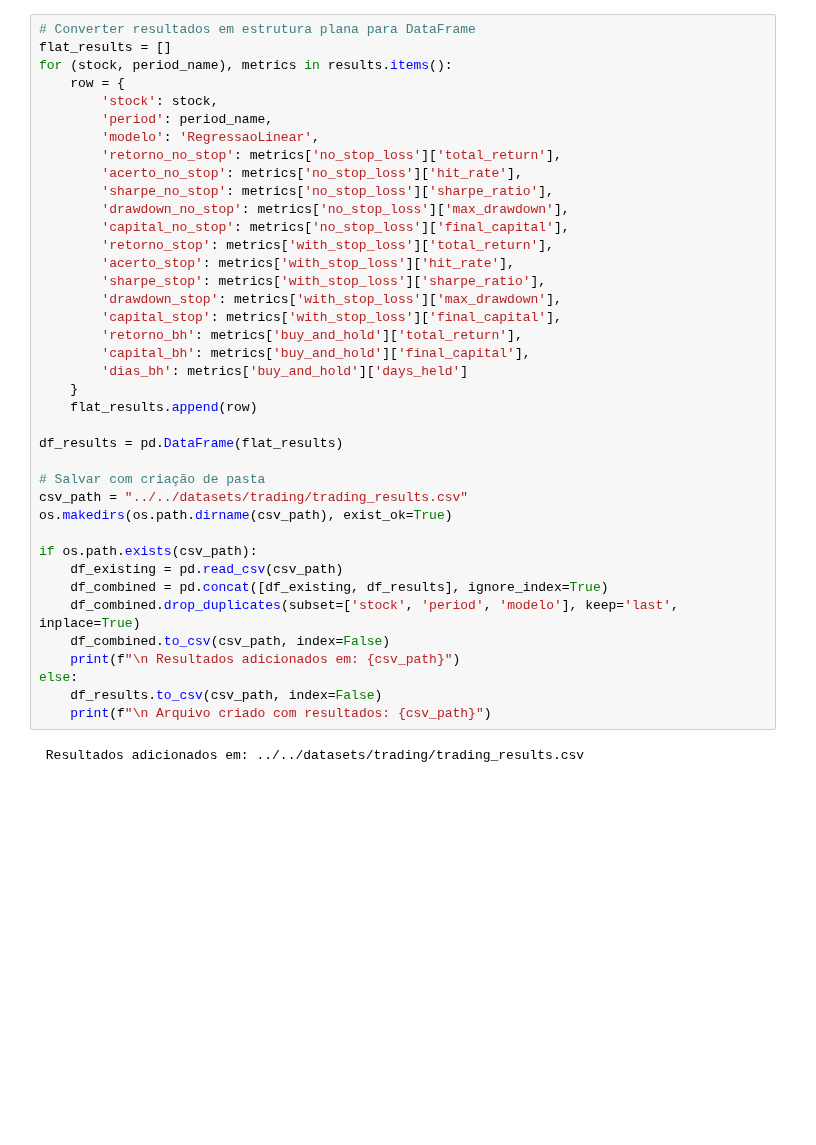
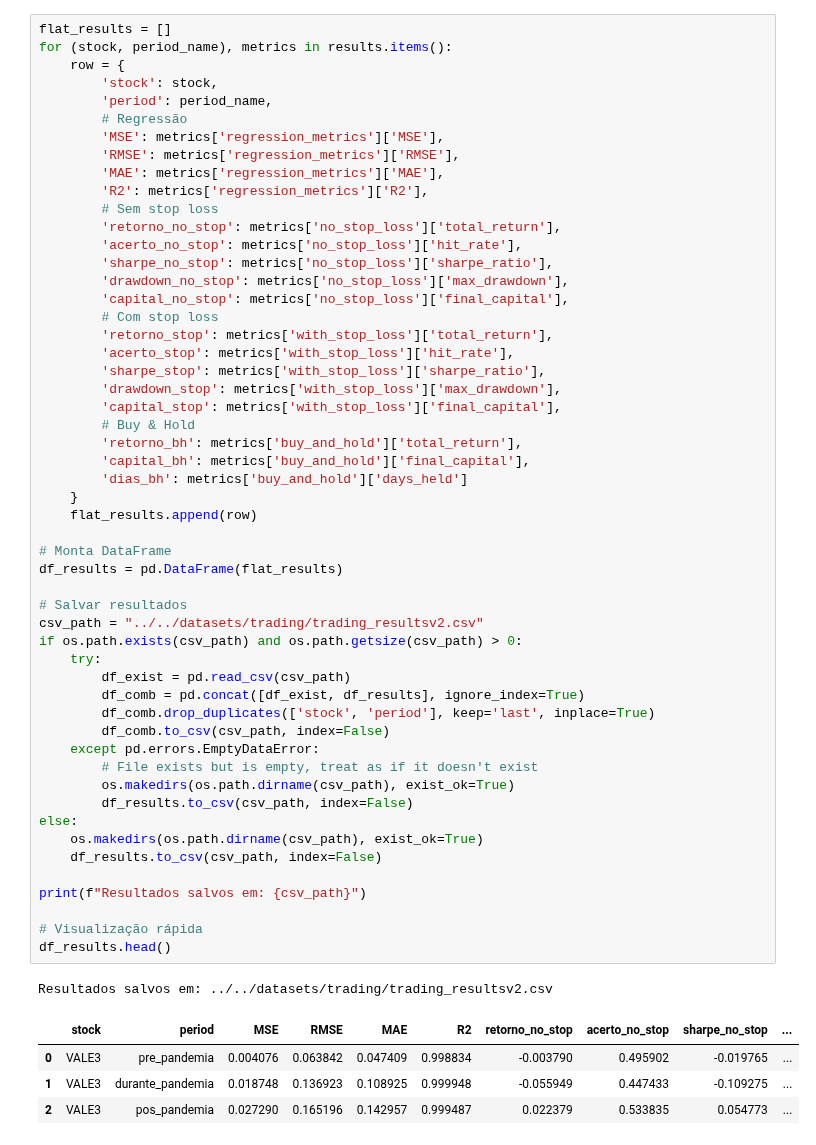
Before and after one commit to diogobrasil/analises-tcc-cripto, a Jupyter notebook: main/notebooks/trade/trade_analysis.ipynb, the cells around one changed output. Drawn from its saved outputs; the diff is of its cells as text; blank space fills up the shorter version.

```diff
--- a/main/notebooks/trade/trade_analysis.ipynb
+++ b/main/notebooks/trade/trade_analysis.ipynb
@@ -102,41 +227,59 @@ Buy and Hold: {'total_return': 0.0015208177566528338, 'initial_price': 14.458042
 # %%
-# Converter resultados em estrutura plana para DataFrame
 flat_results = []
 for (stock, period_name), metrics in results.items():
     row = {
         'stock': stock,
         'period': period_name,
-        'modelo': 'RegressaoLinear',
+        # Regressão
+        'MSE': metrics['regression_metrics']['MSE'],
+        'RMSE': metrics['regression_metrics']['RMSE'],
+        'MAE': metrics['regression_metrics']['MAE'],
+        'R2': metrics['regression_metrics']['R2'],
+        # Sem stop loss
         'retorno_no_stop': metrics['no_stop_loss']['total_return'],
         'acerto_no_stop': metrics['no_stop_loss']['hit_rate'],
         'sharpe_no_stop': metrics['no_stop_loss']['sharpe_ratio'],
         'drawdown_no_stop': metrics['no_stop_loss']['max_drawdown'],
         'capital_no_stop': metrics['no_stop_loss']['final_capital'],
+        # Com stop loss
         'retorno_stop': metrics['with_stop_loss']['total_return'],
         'acerto_stop': metrics['with_stop_loss']['hit_rate'],
         'sharpe_stop': metrics['with_stop_loss']['sharpe_ratio'],
         'drawdown_stop': metrics['with_stop_loss']['max_drawdown'],
         'capital_stop': metrics['with_stop_loss']['final_capital'],
+        # Buy & Hold
         'retorno_bh': metrics['buy_and_hold']['total_return'],
         'capital_bh': metrics['buy_and_hold']['final_capital'],
         'dias_bh': metrics['buy_and_hold']['days_held']
     }
     flat_results.append(row)
 
+# Monta DataFrame
 df_results = pd.DataFrame(flat_results)
 
-# Salvar com criação de pasta
-csv_path = "../../datasets/trading/trading_results.csv"
-os.makedirs(os.path.dirname(csv_path), exist_ok=True)
+# Salvar resultados
+csv_path = "../../datasets/trading/trading_resultsv2.csv"
+if os.path.exists(csv_path) and os.path.getsize(csv_path) > 0:
+    try:
+        df_exist = pd.read_csv(csv_path)
+        df_comb = pd.concat([df_exist, df_results], ignore_index=True)
+        df_comb.drop_duplicates(['stock', 'period'], keep='last', inplace=True)
+        df_comb.to_csv(csv_path, index=False)
+    except pd.errors.EmptyDataError:
+        # File exists but is empty, treat as if it doesn't exist
+        os.makedirs(os.path.dirname(csv_path), exist_ok=True)
+        df_results.to_csv(csv_path, index=False)
+else:
+    os.makedirs(os.path.dirname(csv_path), exist_ok=True)
+    df_results.to_csv(csv_path, index=False)
 
-if os.path.exists(csv_path):
-    df_existing = pd.read_csv(csv_path)
-    df_combined = pd.concat([df_existing, df_results], ignore_index=True)
-    df_combined.drop_duplicates(subset=['stock', 'period', 'modelo'], keep='last', inplace=True)
-    df_combined.to_csv(csv_path, index=False)
-    print(f"\n Resultados adicionados em: {csv_path}")
-else:
-    df_results.to_csv(csv_path, index=False)
-    print(f"\n Arquivo criado com resultados: {csv_path}")
+print(f"Resultados salvos em: {csv_path}")
+
+# Visualização rápida
+df_results.head()
 # %% [output]
- Resultados adicionados em: ../../datasets/trading/trading_results.csv
+Resultados salvos em: ../../datasets/trading/trading_resultsv2.csv
+|  | stock | period | MSE | RMSE | MAE | R2 | retorno_no_stop | acerto_no_stop | sharpe_no_stop | ... |
+| 0 | VALE3 | pre_pandemia | 0.004076 | 0.063842 | 0.047409 | 0.998834 | -0.003790 | 0.495902 | -0.019765 | ... |
+| 1 | VALE3 | durante_pandemia | 0.018748 | 0.136923 | 0.108925 | 0.999948 | -0.055949 | 0.447433 | -0.109275 | ... |
+| 2 | VALE3 | pos_pandemia | 0.027290 | 0.165196 | 0.142957 | 0.999487 | 0.022379 | 0.533835 | 0.054773 | ... |
```
Also changed, not shown: parts of 7 cells of this notebook, 10 other files.
